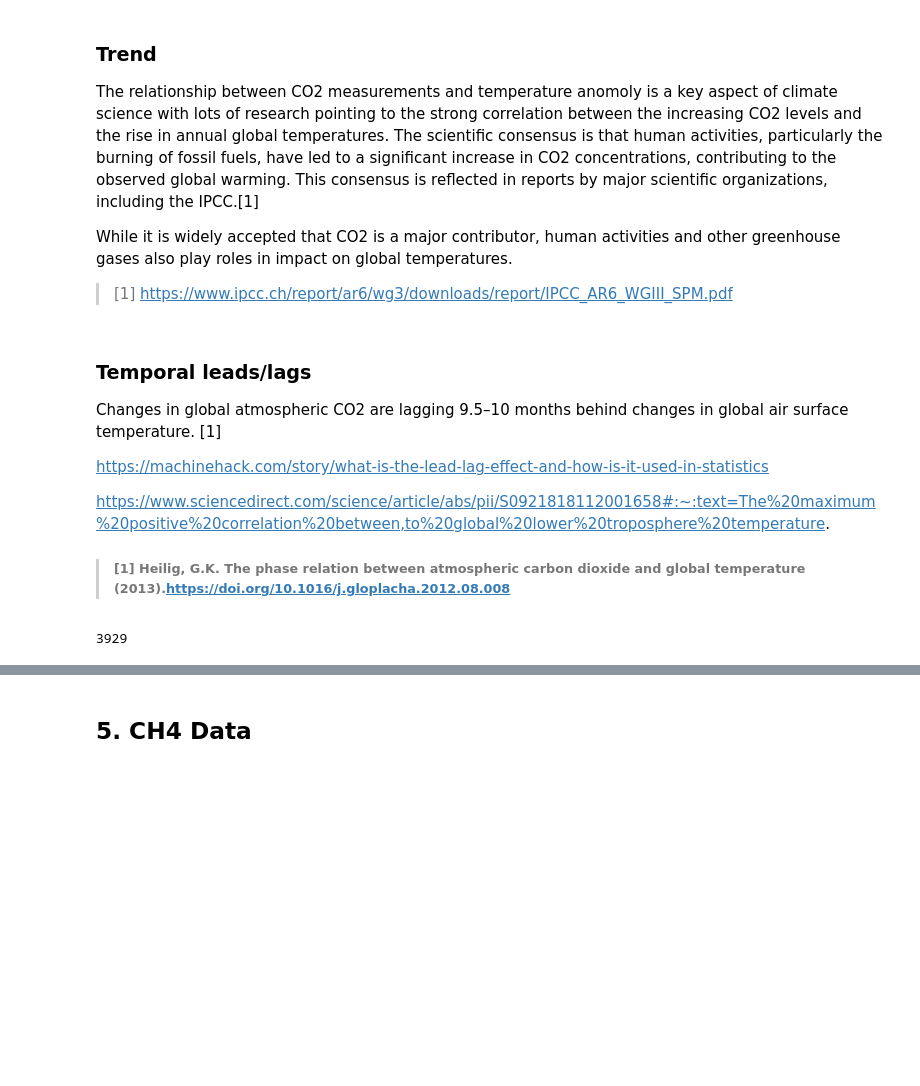
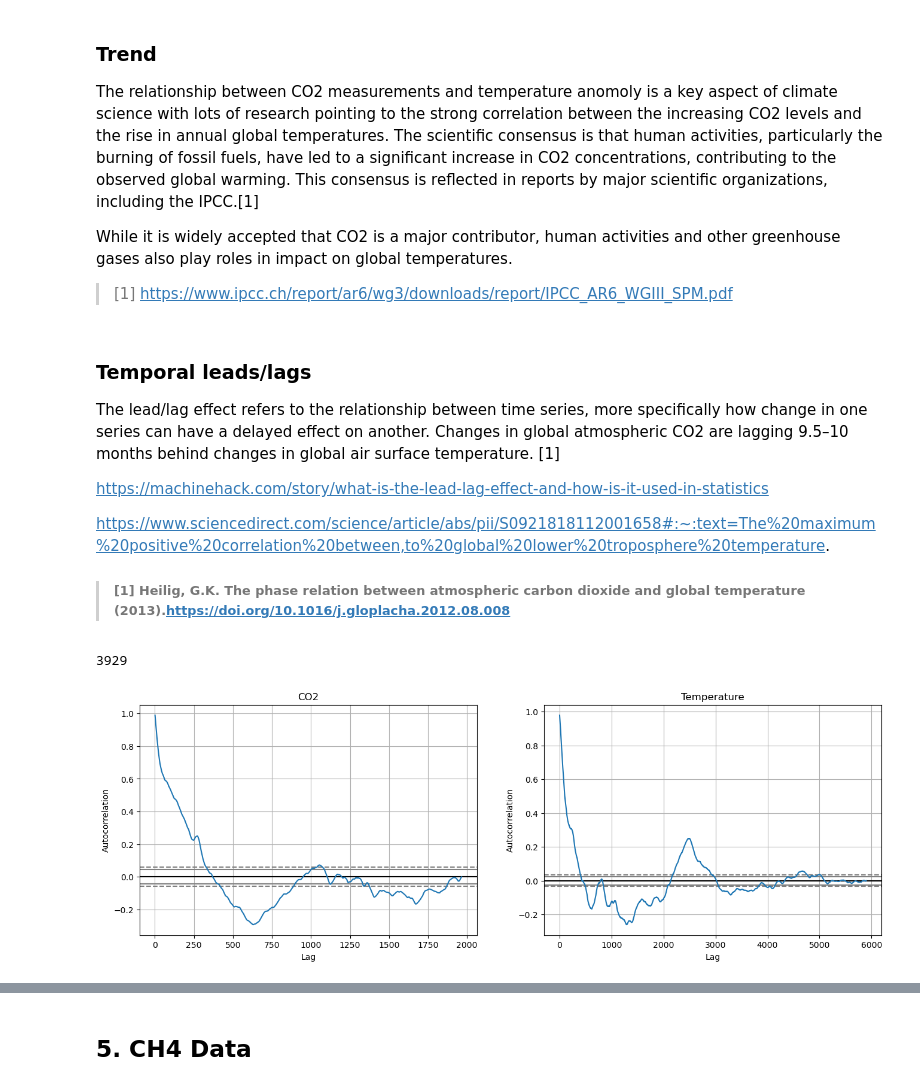
Before and after one commit to lgrealish/PfDA_Project_2, a Jupyter notebook: PfDA_Assignment2.ipynb, the cells around one changed output, grey strips where cells are left out. Saved outputs shown, nothing was run; the diff lists cells and outputs as text; code cells hidden in the pictures; blank space fills up the shorter version.

Commit message:
Add autocorrelation for CO2, Temp analysis

```diff
--- a/PfDA_Assignment2.ipynb
+++ b/PfDA_Assignment2.ipynb
@@ -202,6 +260,9 @@ While it is widely accepted that CO2 is a major contributor, human activities an
 # %% [markdown]
 ### Temporal leads/lags
 
+
+
+The lead/lag effect refers to the relationship between time series, more specifically how change in one series can have a delayed effect on another.
 Changes in global atmospheric CO2 are lagging 9.5–10 months behind changes in global air surface temperature. [1]
 
 
@@ -223,3 +284,14 @@ lag = lags[np.argmax(abs(correlation))]
 print(lag)
 # %% [output]
 3929
+# %%
+from pandas.plotting import autocorrelation_plot
+fig, axs = plt.subplots(1,2, figsize=(16,5)) # 1 row, 2 columns
+
+autocorrelation_plot(co2_merged['CO2 (ppmv)'], ax=axs[0])
+autocorrelation_plot(temp_merged['Temperature'], ax=axs[1])
+axs[0].set_title('CO2')
+axs[1].set_title('Temperature')
+plt.show()
+# %% [output]
+[figure, added]
```
Also changed, not shown: parts of 10 cells of this notebook.
